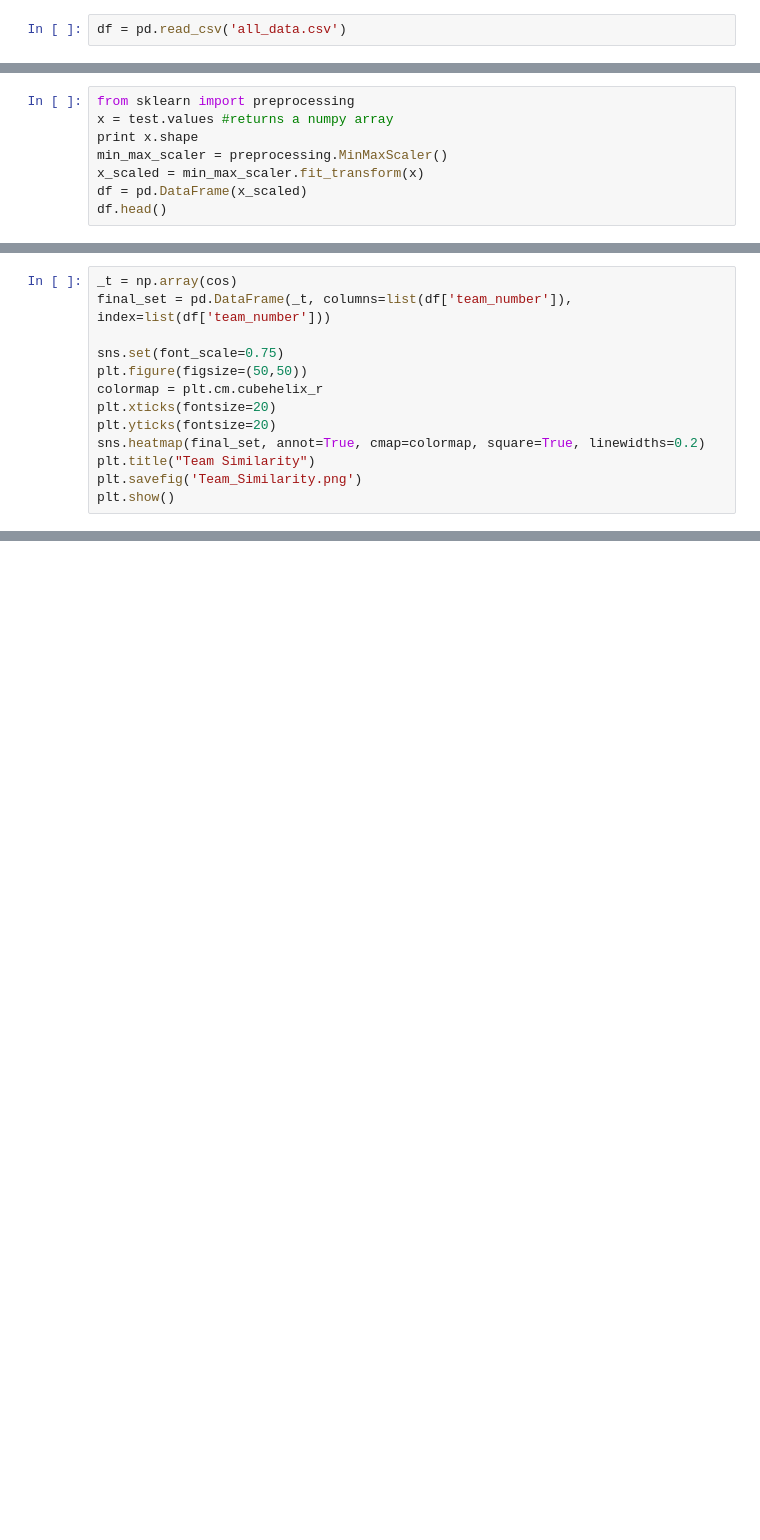
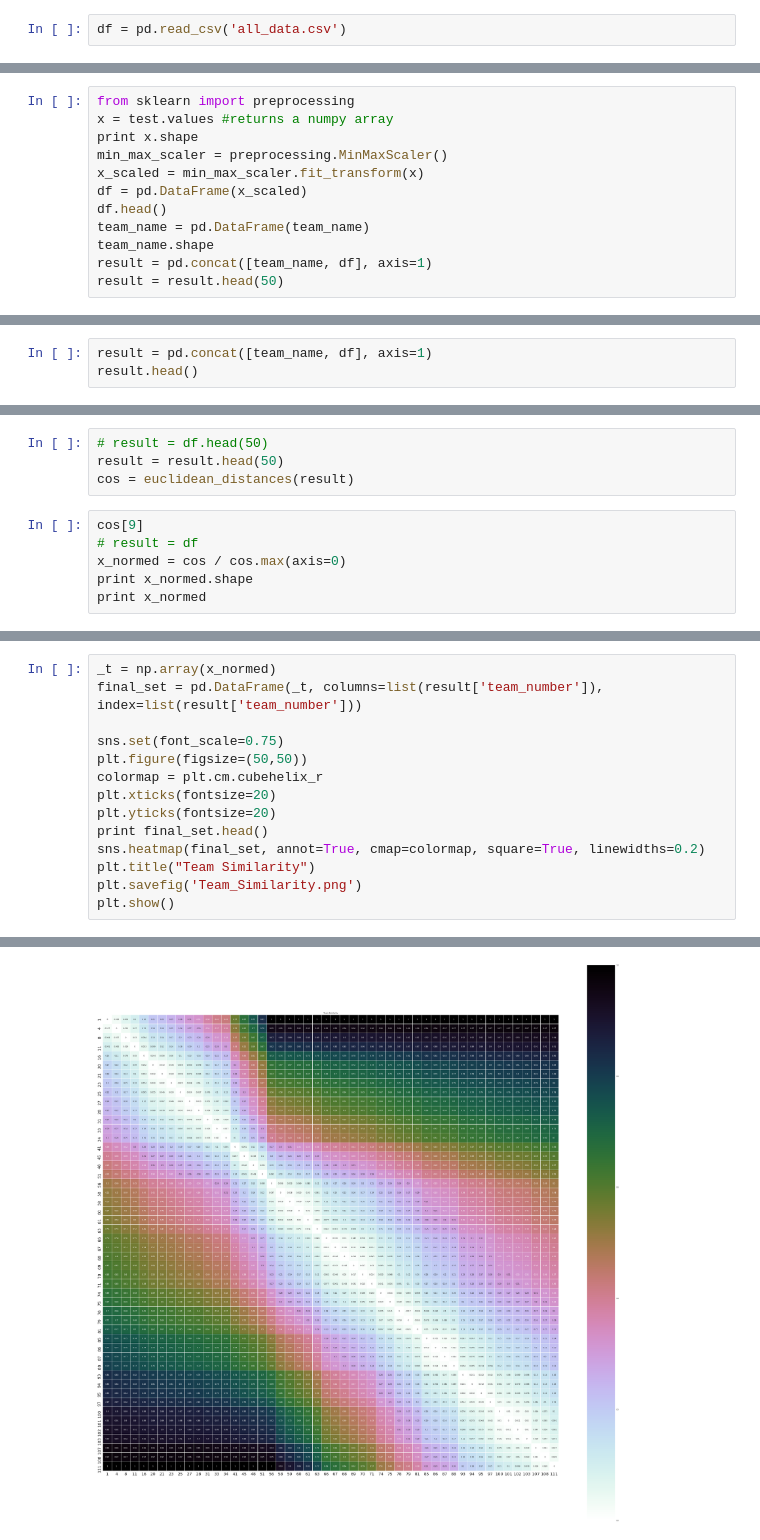
Before and after one commit to alexemrick/DS3001, a Jupyter notebook: Cosine Similarity.ipynb, the cells around one changed output, grey strips where cells are left out. Saved outputs shown, nothing was run; the diff lists cells and outputs as text; blank space fills up the shorter version.

```diff
--- a/Cosine Similarity.ipynb
+++ b/Cosine Similarity.ipynb
@@ -42,4 +60,8 @@ min_max_scaler = preprocessing.MinMaxScaler()
 x_scaled = min_max_scaler.fit_transform(x)
 df = pd.DataFrame(x_scaled)
 df.head()
+team_name = pd.DataFrame(team_name)
+team_name.shape
+result = pd.concat([team_name, df], axis=1)
+result = result.head(50)
 # %% [output]
@@ -70,0 +69,3 @@ array([[ 1.        ,  0.99886517,  0.99786236, ...,  0.30633861,
+# %%
+result = pd.concat([team_name, df], axis=1)
+result.head()
@@ -70,0 +79,10 @@ array([[ 1.        ,  0.99886517,  0.99786236, ...,  0.30633861,
+# %%
+# result = df.head(50)
+result = result.head(50)
+cos = euclidean_distances(result)
+# %%
+cos[9]
+# result = df
+x_normed = cos / cos.max(axis=0)
+print x_normed.shape
+print x_normed
@@ -71,13 +101,15 @@ array([[ 1.        ,  0.99886517,  0.99786236, ...,  0.30633861,
 # %%
-_t = np.array(cos)
-final_set = pd.DataFrame(_t, columns=list(df['team_number']), index=list(df['team_number']))
+_t = np.array(x_normed)
+final_set = pd.DataFrame(_t, columns=list(result['team_number']), index=list(result['team_number']))
 
 sns.set(font_scale=0.75)
 plt.figure(figsize=(50,50))
 colormap = plt.cm.cubehelix_r
 plt.xticks(fontsize=20)
 plt.yticks(fontsize=20)
+print final_set.head()
 sns.heatmap(final_set, annot=True, cmap=colormap, square=True, linewidths=0.2)
 plt.title("Team Similarity")
 plt.savefig('Team_Similarity.png')
 plt.show()
+# %% [output]
@@ -83,0 +133 @@ plt.show()
+[figure, added]
```
Also changed, not shown: parts of 11 cells of this notebook, 2 other files.
